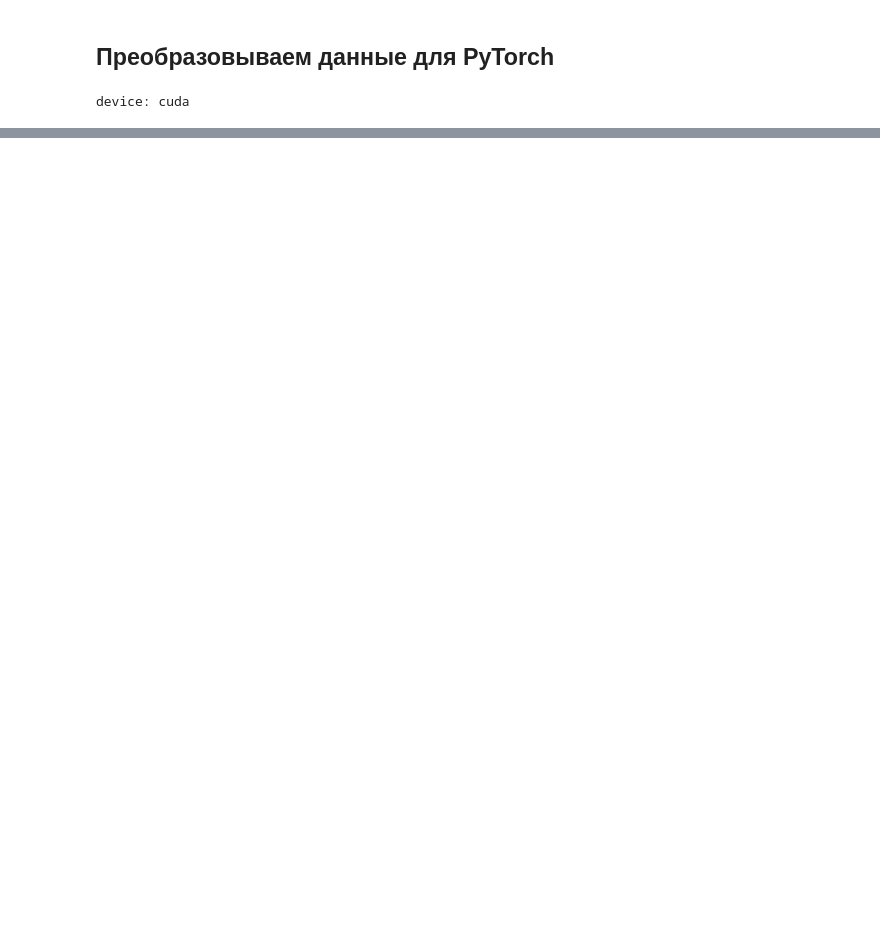
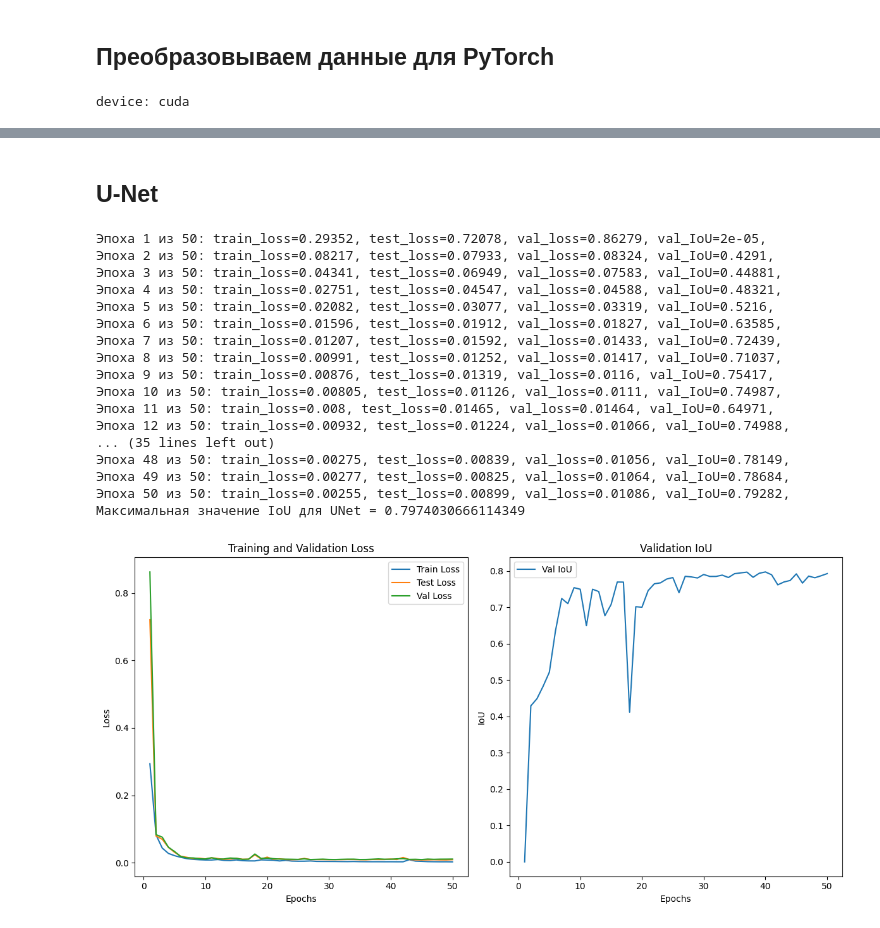
Before and after one commit to AllPri/Brain_MRI, a Jupyter notebook: notebook.ipynb, the cells around one changed output, grey strips where cells are left out. Cells and saved outputs as stored; diff of their text form; code cells hidden in the pictures; blank space fills up the shorter version.

Commit message:
Added by UNet

```diff
--- a/notebook.ipynb
+++ b/notebook.ipynb
@@ -132,0 +129,36 @@ visualize_predictions(load_model, val_loader, device=device, num_images=10)
+# %% [markdown]
+## U-Net
+# %%
+model = smp.Unet(
+    encoder_name="resnet34",       # Кодировщик (backbone)
+    encoder_weights="imagenet",    # Предобученные веса на ImageNet
+    in_channels=3,                 # Входные каналы, RGB
+    classes=1                      # Количество выходных каналов (1 для бинарной сегментации)
+)
+model = model.to(device)
+
+criterion = nn.BCEWithLogitsLoss()
+optimizer = optim.Adam(model.parameters(), lr=5e-4)
+# %%
+train_and_evaluate(model = model, model_name = 'UNet', num_epochs = 50,
+                   train_loader = train_loader, test_loader = test_loader, val_loader = val_loader,
+                   optimizer = optimizer, criterion = criterion, device = device)
+# %% [output]
+Эпоха 1 из 50: train_loss=0.29352, test_loss=0.72078, val_loss=0.86279, val_IoU=2e-05,
+Эпоха 2 из 50: train_loss=0.08217, test_loss=0.07933, val_loss=0.08324, val_IoU=0.4291,
+Эпоха 3 из 50: train_loss=0.04341, test_loss=0.06949, val_loss=0.07583, val_IoU=0.44881,
+Эпоха 4 из 50: train_loss=0.02751, test_loss=0.04547, val_loss=0.04588, val_IoU=0.48321,
+Эпоха 5 из 50: train_loss=0.02082, test_loss=0.03077, val_loss=0.03319, val_IoU=0.5216,
+Эпоха 6 из 50: train_loss=0.01596, test_loss=0.01912, val_loss=0.01827, val_IoU=0.63585,
+Эпоха 7 из 50: train_loss=0.01207, test_loss=0.01592, val_loss=0.01433, val_IoU=0.72439,
+Эпоха 8 из 50: train_loss=0.00991, test_loss=0.01252, val_loss=0.01417, val_IoU=0.71037,
+Эпоха 9 из 50: train_loss=0.00876, test_loss=0.01319, val_loss=0.0116, val_IoU=0.75417,
+Эпоха 10 из 50: train_loss=0.00805, test_loss=0.01126, val_loss=0.0111, val_IoU=0.74987,
+Эпоха 11 из 50: train_loss=0.008, test_loss=0.01465, val_loss=0.01464, val_IoU=0.64971,
+Эпоха 12 из 50: train_loss=0.00932, test_loss=0.01224, val_loss=0.01066, val_IoU=0.74988,
+... (35 lines left out)
+Эпоха 48 из 50: train_loss=0.00275, test_loss=0.00839, val_loss=0.01056, val_IoU=0.78149,
+Эпоха 49 из 50: train_loss=0.00277, test_loss=0.00825, val_loss=0.01064, val_IoU=0.78684,
+Эпоха 50 из 50: train_loss=0.00255, test_loss=0.00899, val_loss=0.01086, val_IoU=0.79282,
+Максимальная значение IoU для UNet = 0.7974030666114349
+[figure, added]
```
Also changed, not shown: parts of 12 cells of this notebook, 4 other files.
